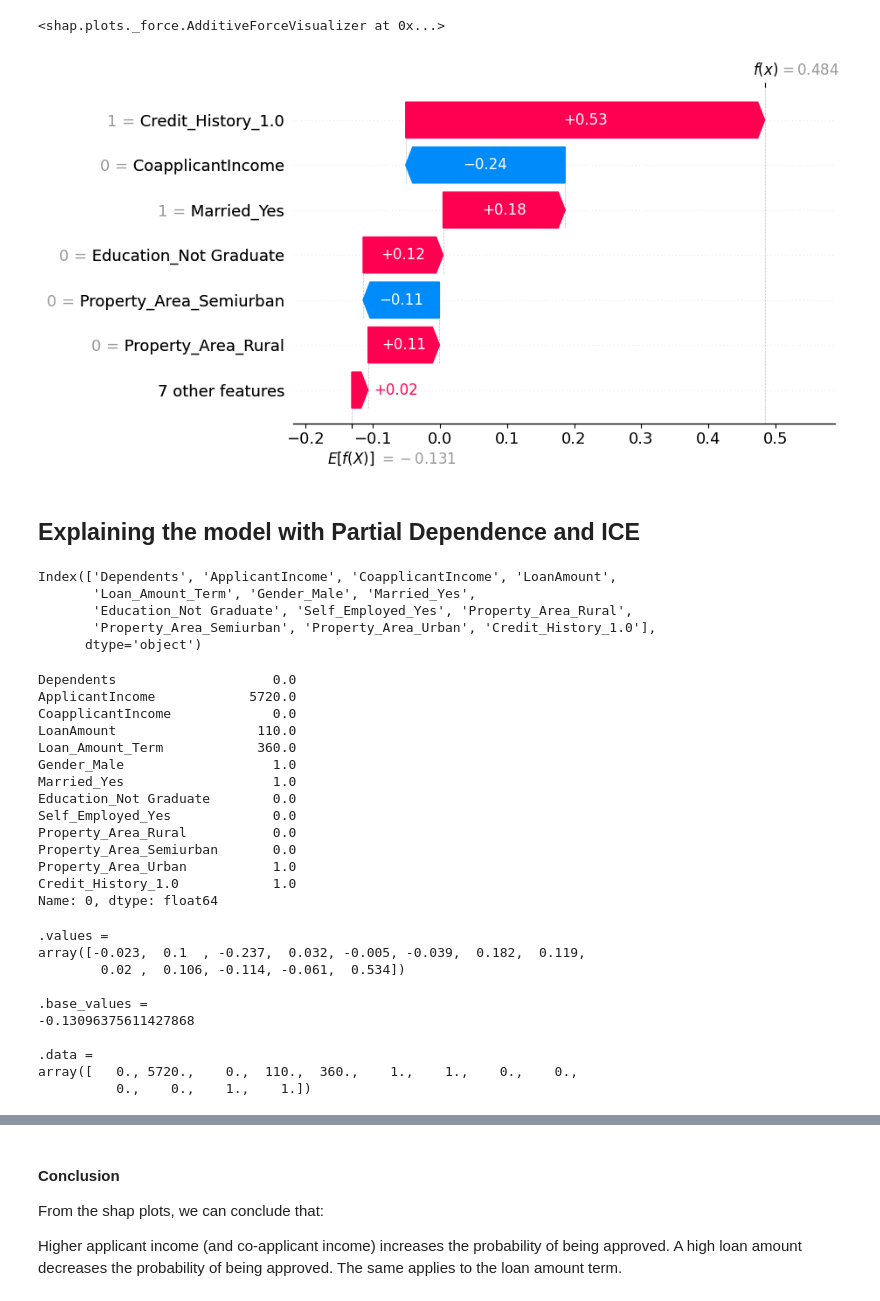
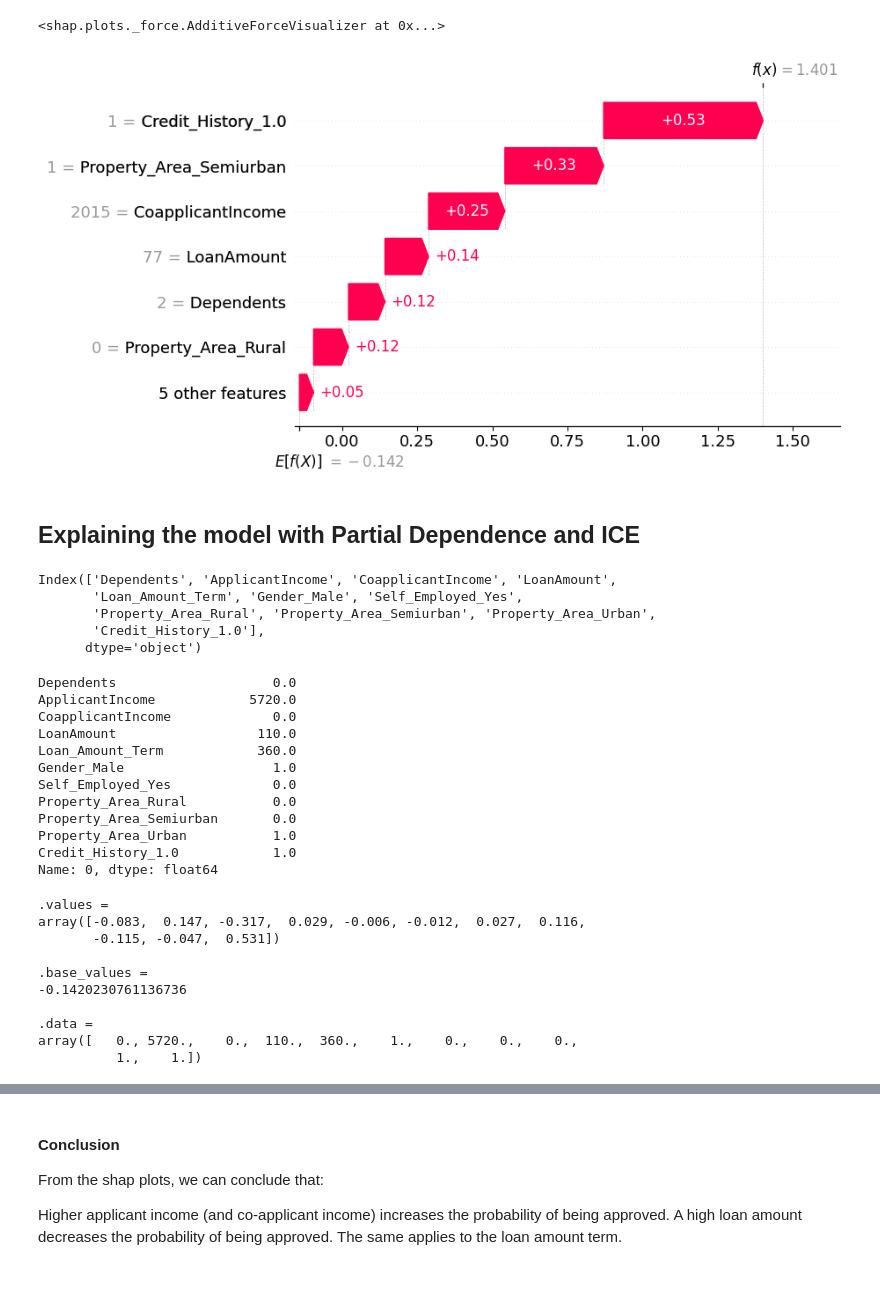
Before and after one commit to BecayeSoft/Loan-Eligibility-Assessment, a Jupyter notebook: notebooks/explanations.ipynb, the cells around one changed output, grey strips where cells are left out. Saved outputs shown, nothing was run; the diff lists cells and outputs as text; code cells hidden in the pictures.

Commit message:
Removed Married and education

```diff
--- a/notebooks/explanations.ipynb
+++ b/notebooks/explanations.ipynb
@@ -30,7 +30,6 @@ set_config(transform_output="pandas")
 **Loading data**
 # %%
 X_test = pd.read_csv('../data/raw/loan-data-test.csv')
-X_test.drop('Loan_ID', axis=1, inplace=True)
 print(f'X_test shape: {X_test.shape}')
 X_test.head()
 # %% [output]
@@ -44,3 +45,5 @@ X_test shape: (367, 11)
+# %%
+X_test.drop(columns=['Loan_ID', 'Married', 'Education'], inplace=True)
 # %% [markdown]
 **Loading preprocessing pipeline and model**
 # %%
@@ -197,18 +198,18 @@ shap.force_plot(shap_explanation[0])
 # %% [output]
 <shap.plots._force.AdditiveForceVisualizer at 0x...>
 # %%
-shap.plots.waterfall(shap_explanation[0], max_display=7)
+shap.plots.waterfall(shap_explanation[88], max_display=7)
 # %% [output]
-[figure, old version]
+[figure, new version]
 # %% [markdown]
 ## Explaining the model with Partial Dependence and ICE
 # %%
 X_test.columns
 # %% [output]
 Index(['Dependents', 'ApplicantIncome', 'CoapplicantIncome', 'LoanAmount',
-       'Loan_Amount_Term', 'Gender_Male', 'Married_Yes',
-       'Education_Not Graduate', 'Self_Employed_Yes', 'Property_Area_Rural',
-       'Property_Area_Semiurban', 'Property_Area_Urban', 'Credit_History_1.0'],
+       'Loan_Amount_Term', 'Gender_Male', 'Self_Employed_Yes',
+       'Property_Area_Rural', 'Property_Area_Semiurban', 'Property_Area_Urban',
+       'Credit_History_1.0'],
       dtype='object')
 # %%
 X_test_unscaled.iloc[0]
@@ -219,8 +220,6 @@ CoapplicantIncome             0.0
 LoanAmount                  110.0
 Loan_Amount_Term            360.0
 Gender_Male                   1.0
-Married_Yes                   1.0
-Education_Not Graduate        0.0
 Self_Employed_Yes             0.0
 Property_Area_Rural           0.0
 Property_Area_Semiurban       0.0
@@ -231,15 +230,15 @@ Name: 0, dtype: float64
 shap_explanation[0]
 # %% [output]
 .values =
-array([-0.023,  0.1  , -0.237,  0.032, -0.005, -0.039,  0.182,  0.119,
-        0.02 ,  0.106, -0.114, -0.061,  0.534])
+array([-0.083,  0.147, -0.317,  0.029, -0.006, -0.012,  0.027,  0.116,
+       -0.115, -0.047,  0.531])
 
 .base_values =
--0.13096375611427868
+-0.1420230761136736
 
 .data =
-array([   0., 5720.,    0.,  110.,  360.,    1.,    1.,    0.,    0.,
-          0.,    0.,    1.,    1.])
+array([   0., 5720.,    0.,  110.,  360.,    1.,    0.,    0.,    0.,
+          1.,    1.])
 # %%
 num_features = ['ApplicantIncome', 'CoapplicantIncome', 'LoanAmount', 'Loan_Amount_Term']
 plot_dependence(features=num_features, shap_values=shap_explanation.values, data=X_test, plot_shape=(4, 1), figsize=(16, 4))
```
Also changed, not shown: parts of 10 cells of this notebook, 12 other files.
